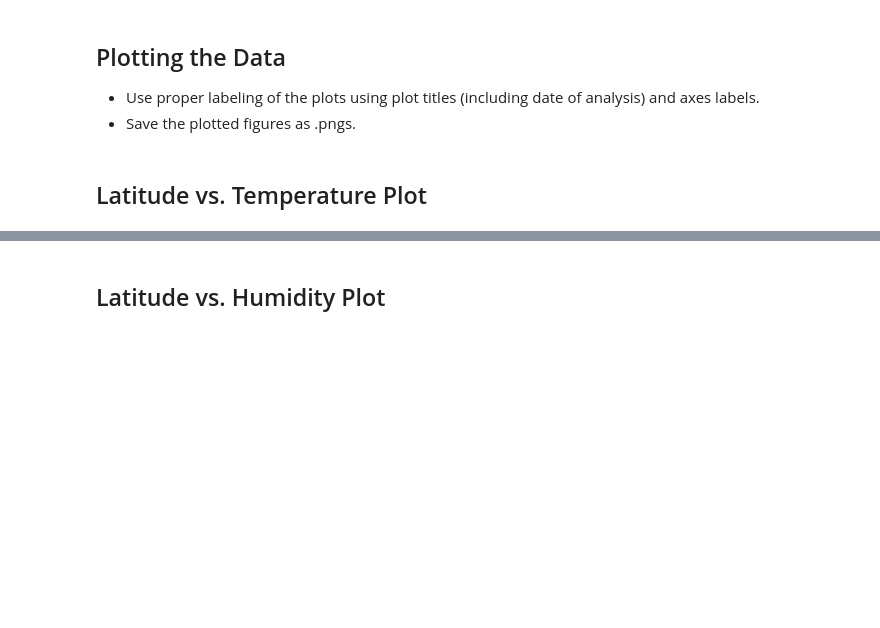
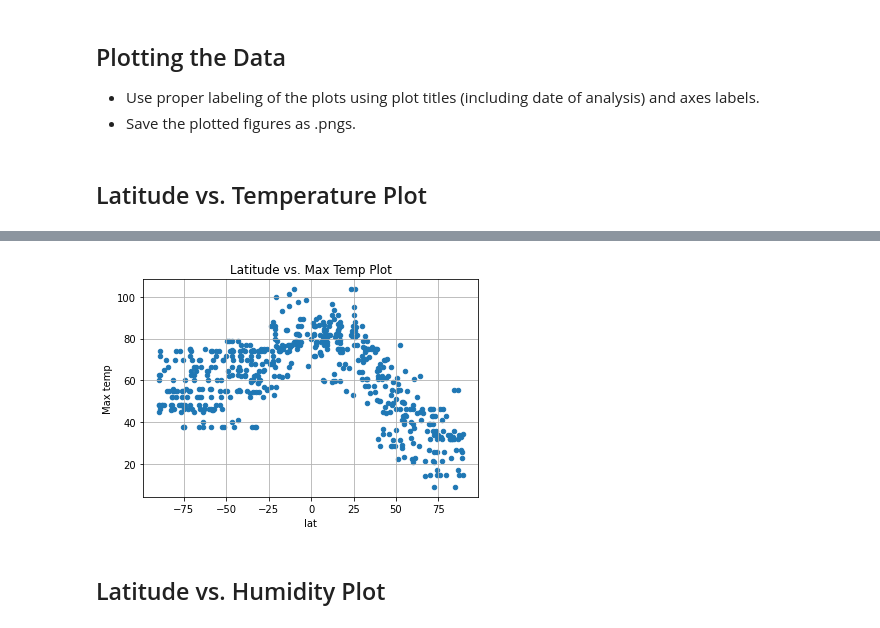
Before and after one commit to lvaughen/python-api-challenge, a Jupyter notebook: weatherpy/WeatherPy.ipynb, the cells around one changed output, grey strips where cells are left out. Saved outputs shown, nothing was run; the diff lists cells and outputs as text; code cells hidden in the pictures; blank space fills up the shorter version.

```diff
--- a/weatherpy/WeatherPy.ipynb
+++ b/weatherpy/WeatherPy.ipynb
@@ -51,0 +162,5 @@ Data Retrieval Complete
+# %%
+# reorder the columns
+city2_df = city2_df[['Name','Country', 'lat', 'long', 'Max temp', 'Humidity', 'Cloudiness', 'Wind Speed', 'Date Rec']]
+
+print(len(city2_df))
@@ -74,0 +173,7 @@ Data Retrieval Complete
+# %%
+# Clean table - drop NA, duplicate cities
+
+city2_df.dropna(how='any',inplace=True)
+city2_df.drop_duplicates()
+
+len(city2_df)
@@ -74,0 +199,7 @@ Data Retrieval Complete
+# %%
+# confirm data types for future work, convert numbers to floats
+city2_df['Max temp'] = pd.to_numeric(city2_df['Max temp'], errors='coerce')
+city2_df['Humidity'] = pd.to_numeric(city2_df['Humidity'], errors='coerce')
+city2_df['Cloudiness'] = pd.to_numeric(city2_df['Cloudiness'], errors='coerce')
+city2_df['Wind Speed'] = pd.to_numeric(city2_df['Wind Speed'], errors='coerce')
+city2_df.dtypes
@@ -113,2 +238,14 @@ Int64Index([], dtype='int64')
+# %%
+city2_df.plot(kind='scatter', x='lat', y='Max temp')
+plt.title("Latitude vs. Max Temp Plot")
+plt.grid()
+plt.savefig("Lat_temp.png", bbox_inches="tight")
+
+# Observations:
+# temperatures peak around the equator (+/- 25 degrees lat)
+# seemingly the max temp drops more going north for cities than going south
+# which is interesting.  Something else is moderating temps in the southern hemisphere
+# %% [output]
+[figure, added]
 # %% [markdown]
 ## Latitude vs. Humidity Plot
```
Also changed, not shown: parts of 62 cells of this notebook, 6 other files.
